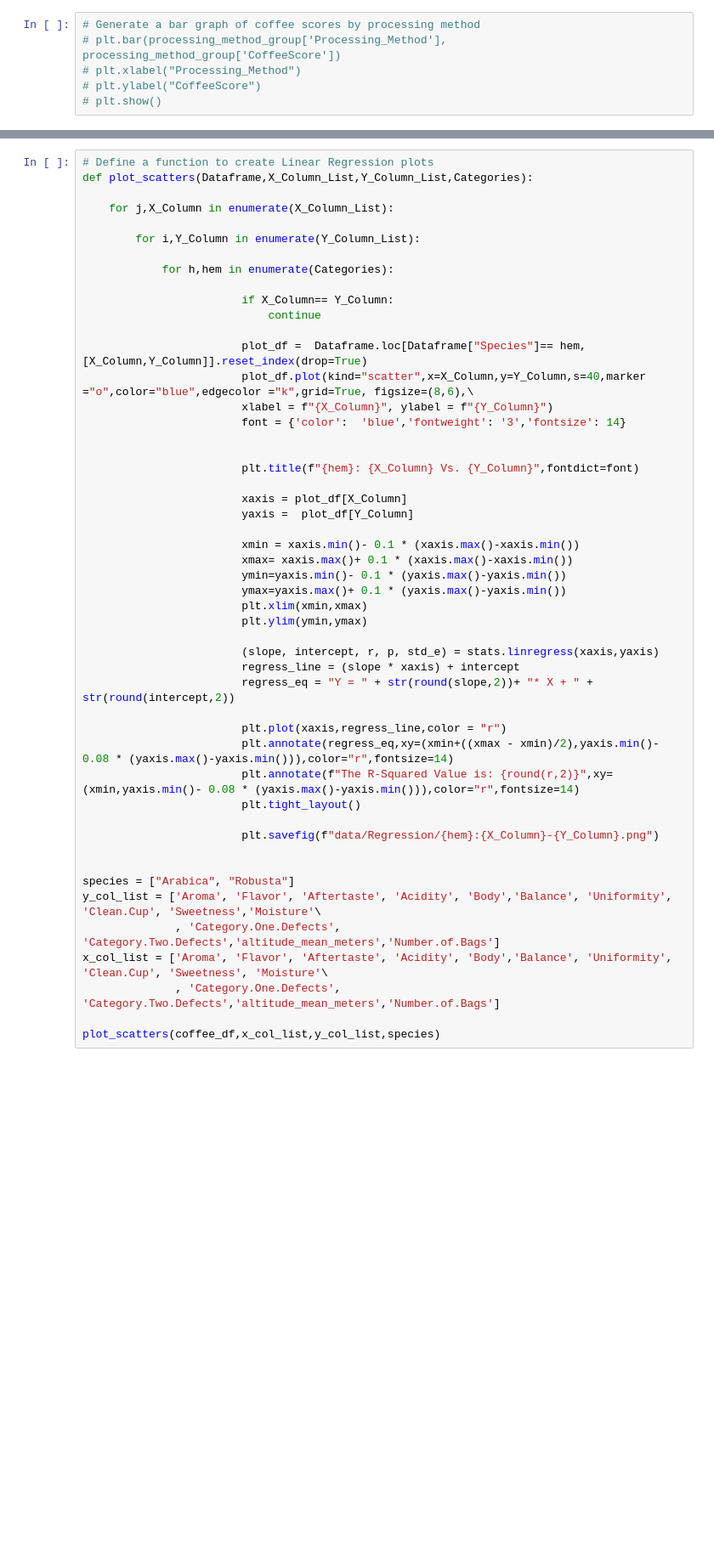
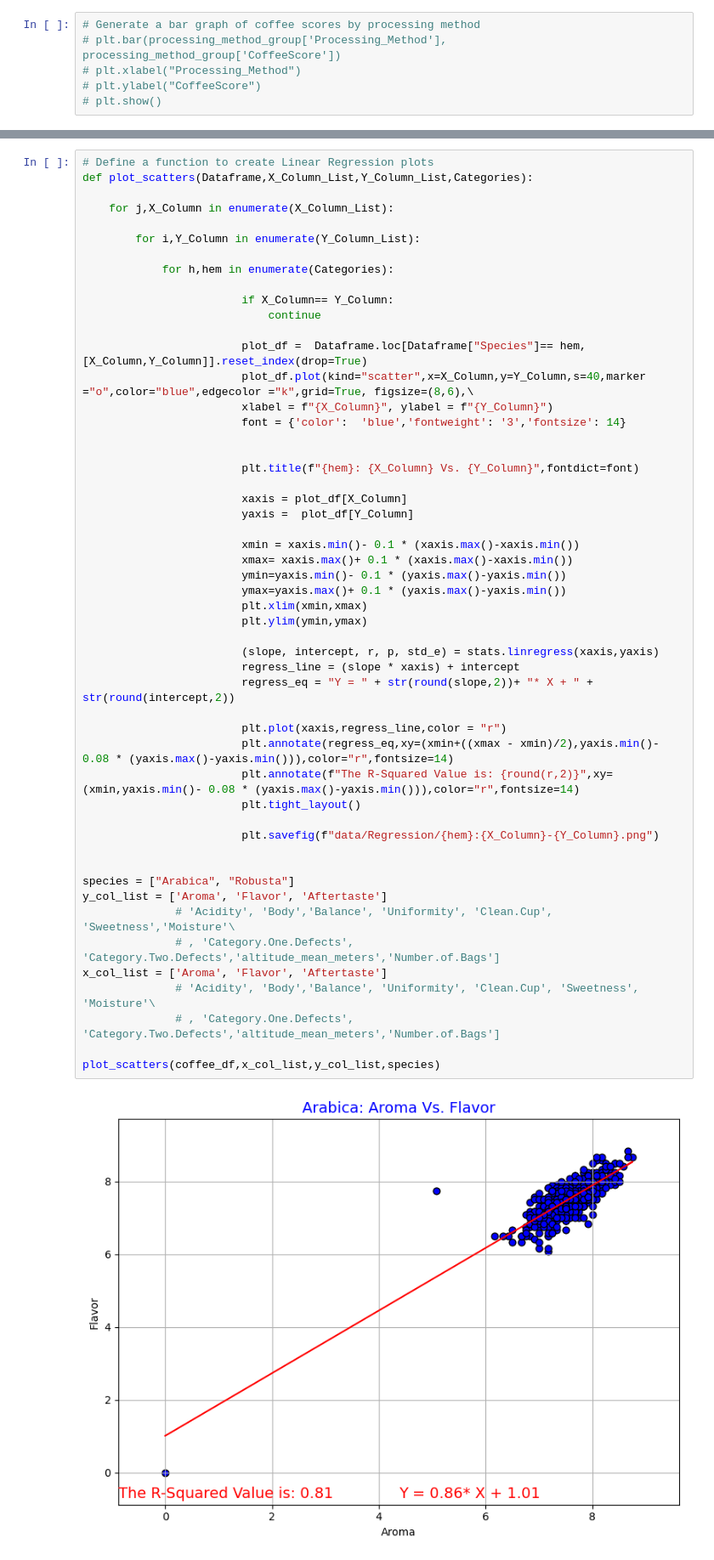
Before and after one commit to aarononward/coffee-project, a Jupyter notebook: Coffee/Coffee_Data_Cleanup_and_EDA.ipynb, the cells around one changed output, grey strips where cells are left out. Shown at 85% size. Drawn from its saved outputs; the diff is of its cells as text; blank space fills up the shorter version.

```diff
--- a/Coffee/Coffee_Data_Cleanup_and_EDA.ipynb
+++ b/Coffee/Coffee_Data_Cleanup_and_EDA.ipynb
@@ -582,34 +668,38 @@ def plot_scatters(Dataframe,X_Column_List,Y_Column_List,Categories):
                         font = {'color':  'blue','fontweight': '3','fontsize': 14}
 
 
                         plt.title(f"{hem}: {X_Column} Vs. {Y_Column}",fontdict=font)
 
                         xaxis = plot_df[X_Column]
                         yaxis =  plot_df[Y_Column]
 
                         xmin = xaxis.min()- 0.1 * (xaxis.max()-xaxis.min())
                         xmax= xaxis.max()+ 0.1 * (xaxis.max()-xaxis.min())
                         ymin=yaxis.min()- 0.1 * (yaxis.max()-yaxis.min())
                         ymax=yaxis.max()+ 0.1 * (yaxis.max()-yaxis.min())
                         plt.xlim(xmin,xmax)
                         plt.ylim(ymin,ymax)
 
                         (slope, intercept, r, p, std_e) = stats.linregress(xaxis,yaxis)
                         regress_line = (slope * xaxis) + intercept
                         regress_eq = "Y = " + str(round(slope,2))+ "* X + " + str(round(intercept,2))
 
                         plt.plot(xaxis,regress_line,color = "r")
                         plt.annotate(regress_eq,xy=(xmin+((xmax - xmin)/2),yaxis.min()- 0.08 * (yaxis.max()-yaxis.min())),color="r",fontsize=14)
                         plt.annotate(f"The R-Squared Value is: {round(r,2)}",xy=(xmin,yaxis.min()- 0.08 * (yaxis.max()-yaxis.min())),color="r",fontsize=14)
                         plt.tight_layout()
 
                         plt.savefig(f"data/Regression/{hem}:{X_Column}-{Y_Column}.png")
 
 
 species = ["Arabica", "Robusta"]
-y_col_list = ['Aroma', 'Flavor', 'Aftertaste', 'Acidity', 'Body','Balance', 'Uniformity', 'Clean.Cup', 'Sweetness','Moisture'\
-              , 'Category.One.Defects',  'Category.Two.Defects','altitude_mean_meters','Number.of.Bags']
-x_col_list = ['Aroma', 'Flavor', 'Aftertaste', 'Acidity', 'Body','Balance', 'Uniformity', 'Clean.Cup', 'Sweetness', 'Moisture'\
-              , 'Category.One.Defects', 'Category.Two.Defects','altitude_mean_meters','Number.of.Bags']
+y_col_list = ['Aroma', 'Flavor', 'Aftertaste']
+              # 'Acidity', 'Body','Balance', 'Uniformity', 'Clean.Cup', 'Sweetness','Moisture'\
+              # , 'Category.One.Defects',  'Category.Two.Defects','altitude_mean_meters','Number.of.Bags']
+x_col_list = ['Aroma', 'Flavor', 'Aftertaste']
+              # 'Acidity', 'Body','Balance', 'Uniformity', 'Clean.Cup', 'Sweetness', 'Moisture'\
+              # , 'Category.One.Defects', 'Category.Two.Defects','altitude_mean_meters','Number.of.Bags']
 
 plot_scatters(coffee_df,x_col_list,y_col_list,species)
+# %% [output]
+[figure, added]
```
Also changed, not shown: parts of 24 cells of this notebook, 26 other files.
